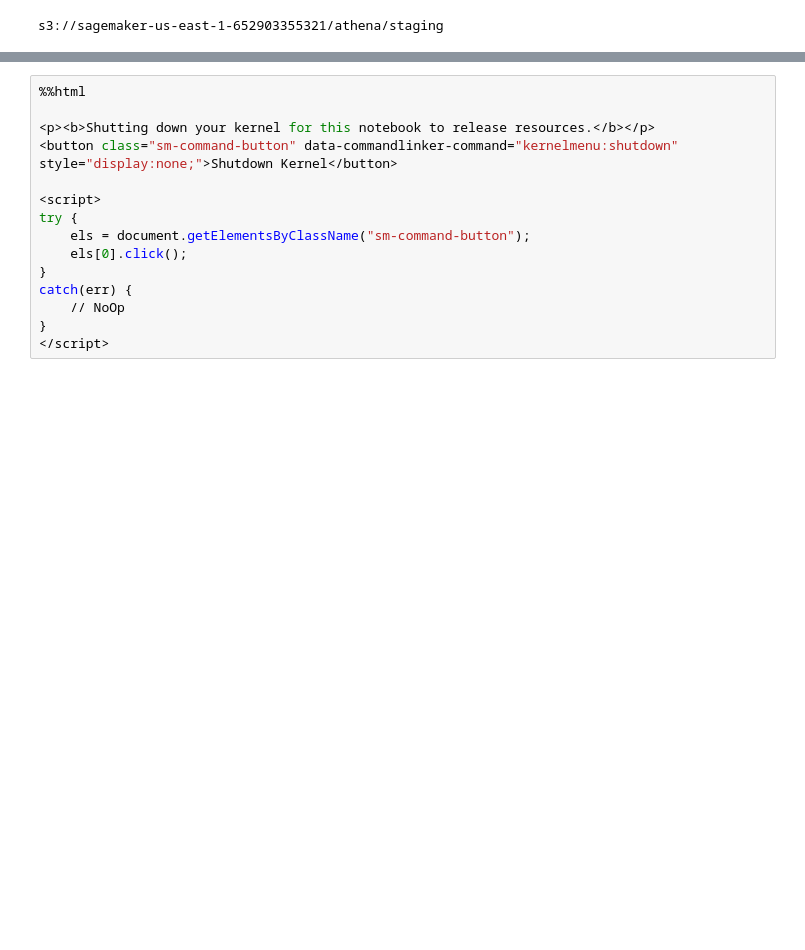
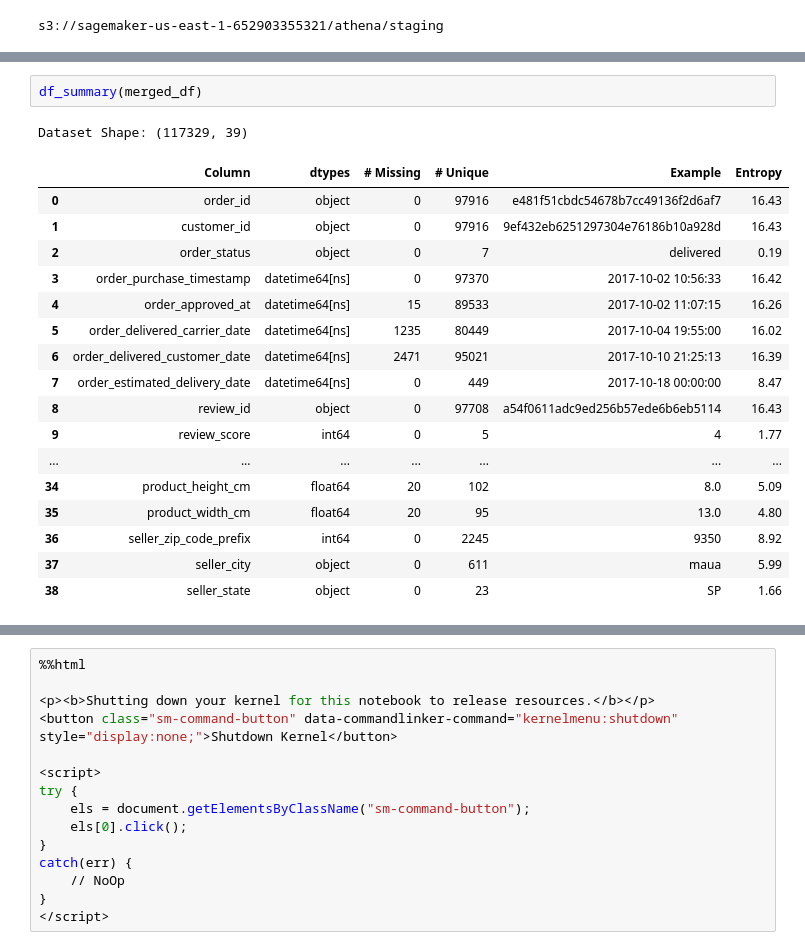
Before and after one commit to pkhanna2/MLOpsFinalProject, a Jupyter notebook: FinalProjectCode.ipynb, the cells around one changed output, grey strips where cells are left out. Drawn from its saved outputs; the diff is of its cells as text; blank space fills up the shorter version.

```diff
--- a/FinalProjectCode.ipynb
+++ b/FinalProjectCode.ipynb
@@ -75,0 +283,21 @@ s3.Object(bucket, 'FinalProjectDataset/csv/product_category_name_translation.csv
+# %%
+df_summary(merged_df)
+# %% [output]
+Dataset Shape: (117329, 39)
+|  | Column | dtypes | # Missing | # Unique | Example | Entropy |
+| 0 | order_id | object | 0 | 97916 | e481f51cbdc54678b7cc49136f2d6af7 | 16.43 |
+| 1 | customer_id | object | 0 | 97916 | 9ef432eb6251297304e76186b10a928d | 16.43 |
+| 2 | order_status | object | 0 | 7 | delivered | 0.19 |
+| 3 | order_purchase_timestamp | datetime64[ns] | 0 | 97370 | 2017-10-02 10:56:33 | 16.42 |
+| 4 | order_approved_at | datetime64[ns] | 15 | 89533 | 2017-10-02 11:07:15 | 16.26 |
+| 5 | order_delivered_carrier_date | datetime64[ns] | 1235 | 80449 | 2017-10-04 19:55:00 | 16.02 |
+| 6 | order_delivered_customer_date | datetime64[ns] | 2471 | 95021 | 2017-10-10 21:25:13 | 16.39 |
+| 7 | order_estimated_delivery_date | datetime64[ns] | 0 | 449 | 2017-10-18 00:00:00 | 8.47 |
+| 8 | review_id | object | 0 | 97708 | a54f0611adc9ed256b57ede6b6eb5114 | 16.43 |
+| 9 | review_score | int64 | 0 | 5 | 4 | 1.77 |
+| ... | ... | ... | ... | ... | ... | ... |
+| 34 | product_height_cm | float64 | 20 | 102 | 8.0 | 5.09 |
+| 35 | product_width_cm | float64 | 20 | 95 | 13.0 | 4.80 |
+| 36 | seller_zip_code_prefix | int64 | 0 | 2245 | 9350 | 8.92 |
+| 37 | seller_city | object | 0 | 611 | maua | 5.99 |
+| 38 | seller_state | object | 0 | 23 | SP | 1.66 |
```
Also changed, not shown: parts of 25 cells of this notebook.
